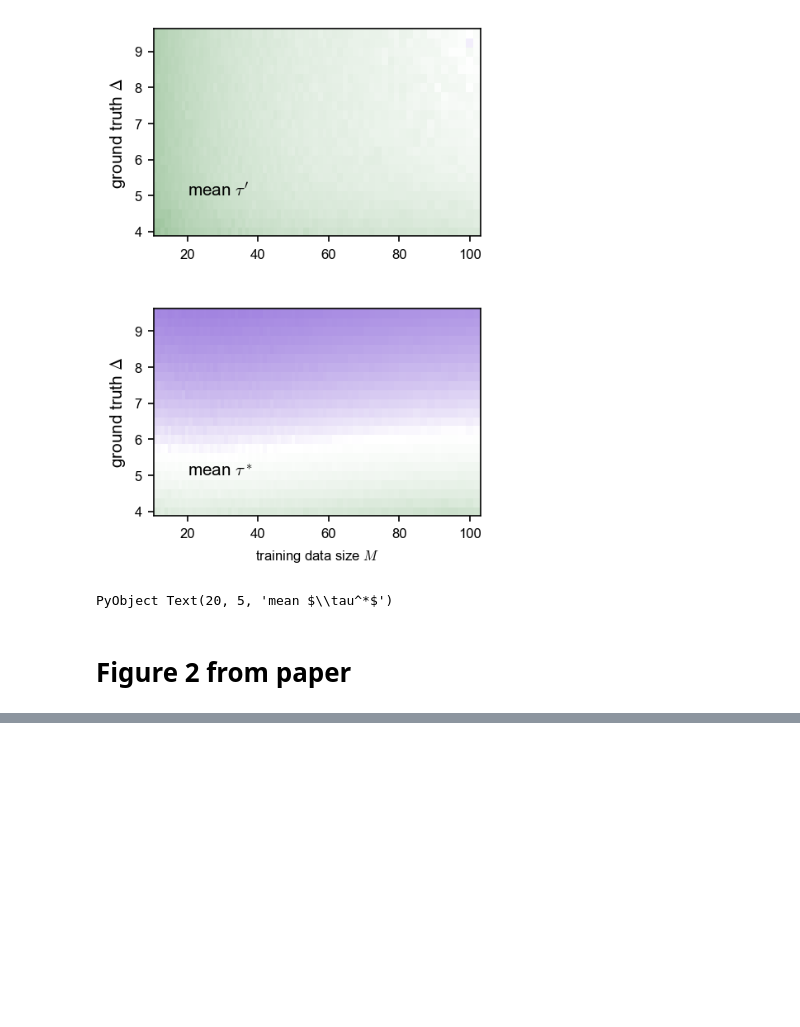
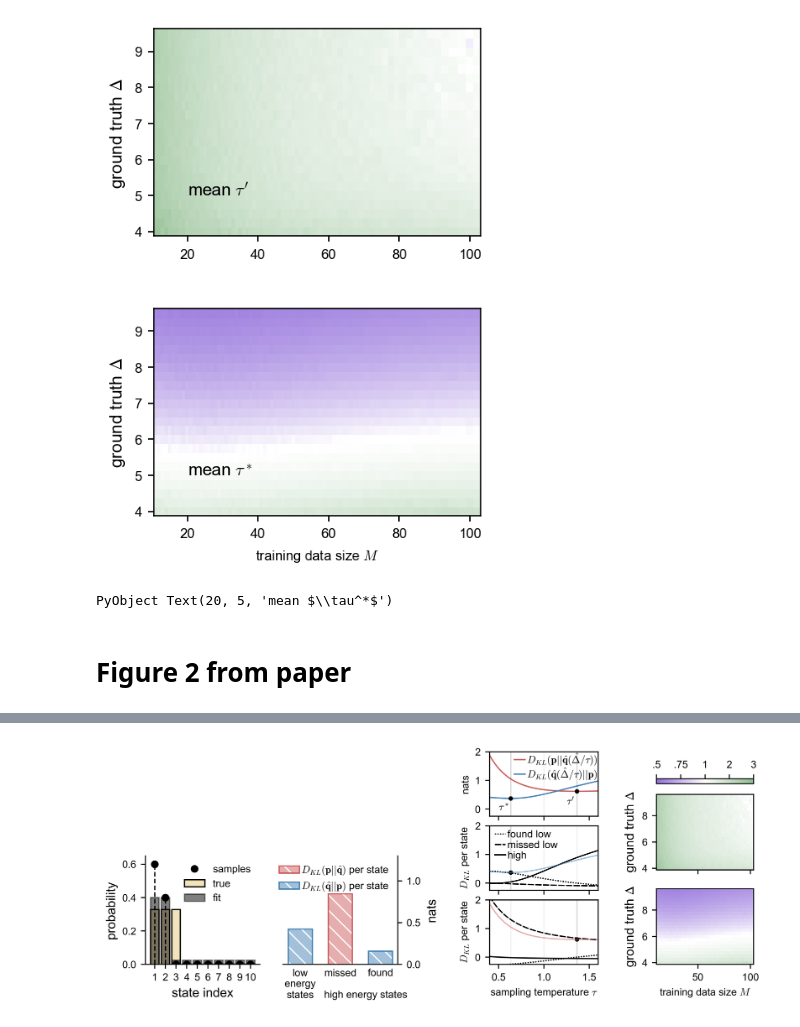
Before and after one commit to sepalmer/temp-tune, a Jupyter notebook: notebooks/sweep_toy_model.ipynb, the cells around one changed output, grey strips where cells are left out. Cells and saved outputs as stored; diff of their text form; code cells hidden in the pictures; blank space fills up the shorter version.

```diff
--- a/notebooks/sweep_toy_model.ipynb
+++ b/notebooks/sweep_toy_model.ipynb
@@ -184,0 +280,84 @@ Ms[79]
+# %%
+gridspec=matplotlib.gridspec
+
+fig = plt.figure(figsize=set_size_for_paper(2, 4.6/14 ), dpi=500)
+
+# Explicit positions as fractions of the figure: left < middle < right
+#               left   right  bottom  top
+gs_left  = fig.add_gridspec(2, 2, left=0.06, right=0.45, bottom=0., top=1.2)
+# gs_left =  fig.add_gridspec(1, 1, left=0.05, right=0.15, bottom=0., top=1.2)
+# gs_mid   = fig.add_gridspec(3, 1, left=0.52, right=0.67, bottom=0., top=1, hspace=.15)
+
+gs_mid   = fig.add_gridspec(3, 2, left=0.34, right=0.76, bottom=0., top=1.,
+    hspace=.15, wspace=0.5)
+
+gs_right = fig.add_gridspec(2, 1, left=0.85, right=1., bottom=0., top=1., hspace=0.25)
+
+# gs_right = fig.add_gridspec(2, 1, left=0.73, right=.97, bottom=0., top=1, hspace=0.25)
+
+# Left block: 2×2 equal-sized axes
+ax_a11 = fig.add_subplot(gs_left[0, 0]);
+ax_a12 = fig.add_subplot(gs_left[0, 1]);
+# ax_a21 = fig.add_subplot(gs_left[1, 0]); ax_a21.set_title("LEFT 2×2 (2,1)")
+# ax_a22 = fig.add_subplot(gs_left[1, 1]); ax_a22.set_title("LEFT 2×2 (2,2)")
+
+# Middle block: 3 equal rows
+ax_b1 = fig.add_subplot(gs_mid[0, 0])
+ax_b2 = fig.add_subplot(gs_mid[1, 0])
+ax_b3 = fig.add_subplot(gs_mid[2, 0])
+
+# Right block: 2 equal rows
+ax_c1 = fig.add_subplot(gs_right[0, 0]);
+ax_c2 = fig.add_subplot(gs_right[1, 0]);
+
+# plt.show()
+
+
+ax_b1.sharey(ax_b2)
+ax_b3.sharey(ax_b2)
+ax_b1.sharex(ax_b2)
+ax_b3.sharex(ax_b2)
+# ax_b1.get_shared_x_axes().join(ax_b1, ax_b2, ax_b3)
+# ax_b1.get_shared_y_axes().join(ax_b1, ax_b2, ax_b3)
+
+mid_col_ax=[ax_b2,ax_b1,ax_b3]
+
+ax_b1.set_ylim(-0.05,2)
+
+toy_tau_plots(mid_col_ax, tau_fits, sub_dkls_tau ;  ticklabelsize=8,
+    ax1_leg_loc=(0.19,0.49), ax2_leg_loc=(0.01,0.4),
+    ylabelsize=8, ax2legsize=8, ax1legsize=8, xlabelsize=8)
+
+for a in mid_col_ax[1:2:3]
+    a.tick_params(labelbottom=false)
+end
+ax_c2.tick_params(labelbottom=false)
+
+ax_b1.set_ylim(-0.25,2)
+
+# fig, im1, im2 = plot_contour_fig_2(df_mean_fits_all_Ns_ng,
+#                                     N_states, nground, nexcited, Deltas, Ms,ax;
+#                     ticklabelsize=8, ylabelsize=8, xlabelsize=8 );
+fig, im1, im2= plot_contour_fig_2(df_mean_fits_all_Ns_ng,
+                                    100, 20, 80, Deltas, Ms, [ax_c2,ax_c1];
+                    ticklabelsize=8, ylabelsize=8, xlabelsize=8,cbarlabelsize=8 );
+
+ax_left=[ax_a12, ax_a11]
+plot_toy_probs_dkls(ax_left, sub_dkls, N_states, true_probs, pfit, freqs)
+
+ax_b2.text( 1.25, 0.16, L"\tau'" , size=8)
+ax_b2.text( 0.5, -0.05, L"\tau^*" , size=8)
+
+
+ax_right = [ax_c1,ax_c2]
+cb=colorbar(im1, ax=ax_right,orientation="horizontal",
+    ticks=[0.5,.75,1, 2, 3],
+    location="top")
+cb.ax.set_xticklabels([".5", ".75", "1", "2", "3"])
+
+
+ax_b1.set_ylabel(L"D_{KL}"*" per state", fontsize=8)
+ax_b3.set_ylabel(L"D_{KL}"*" per state", fontsize=8)
+
+# savefig()
+# %% [output]
@@ -184,0 +367 @@ Ms[79]
+[figure, added]
```
Also changed, not shown: parts of 19 cells of this notebook, 2 other files.
